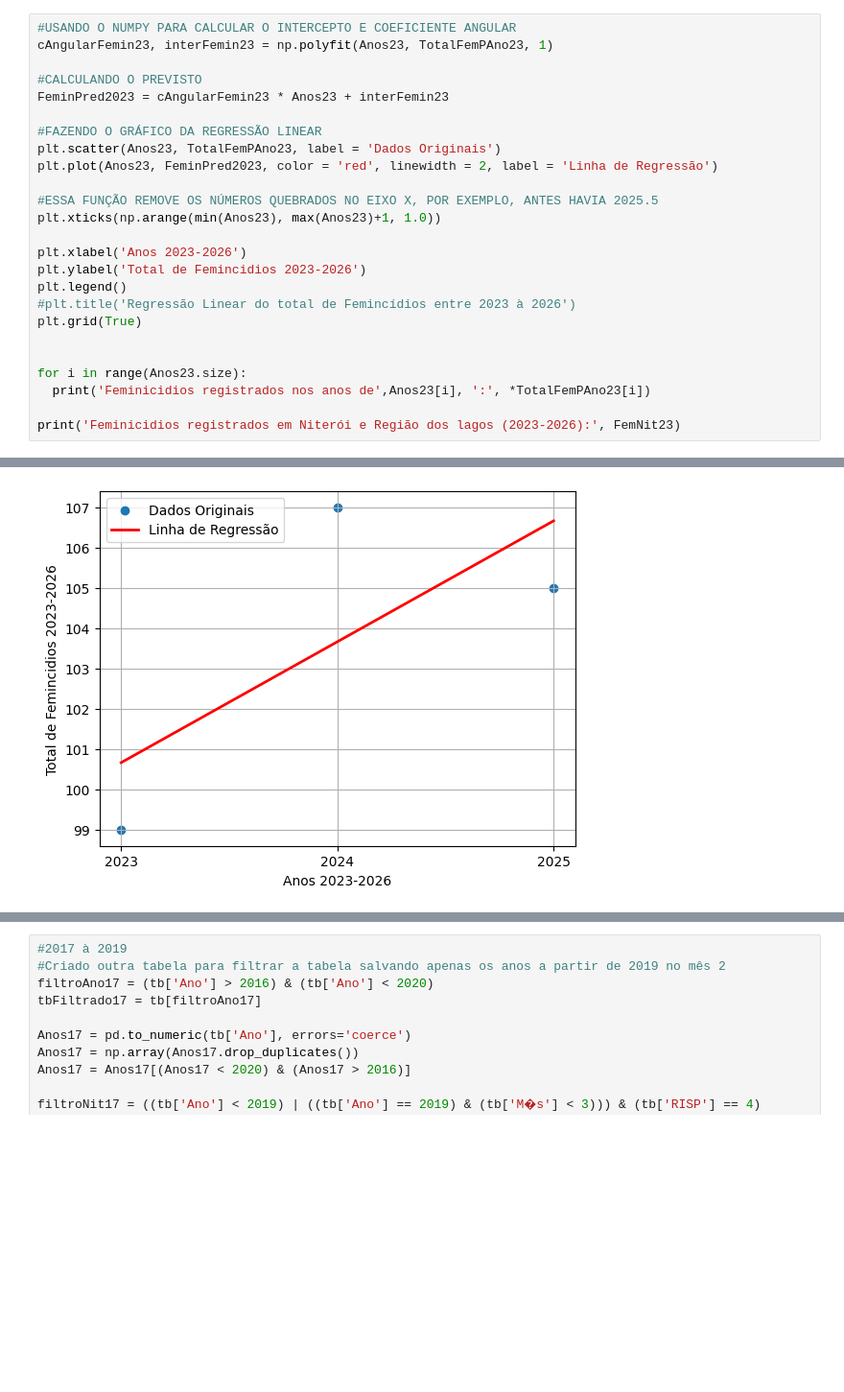
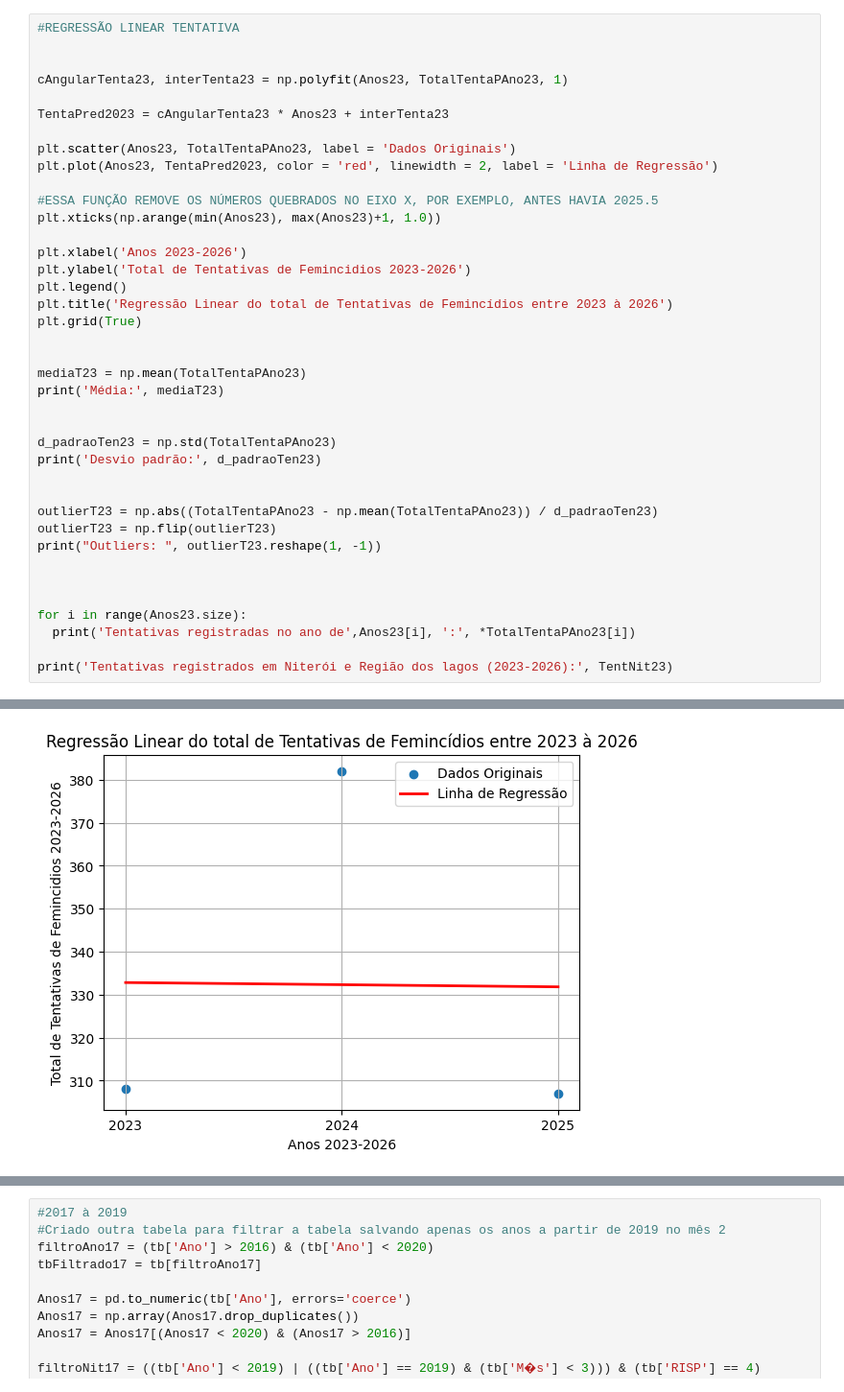
Before and after one commit to YuriMarciano/trabalhos, a Jupyter notebook: TrabalhoFinalDeBigData.ipynb, the cells around one changed output, grey strips where cells are left out. Shown at 96% size. Saved outputs shown, nothing was run; the diff lists cells and outputs as text; blank space fills up the shorter version.

Commit message:
Adição de Média, Desvio padrão e Outliers

```diff
--- a/TrabalhoFinalDeBigData.ipynb
+++ b/TrabalhoFinalDeBigData.ipynb
@@ -53,26 +93,40 @@ for i in range(Anos23.size):
 # %%
-#USANDO O NUMPY PARA CALCULAR O INTERCEPTO E COEFICIENTE ANGULAR
-cAngularFemin23, interFemin23 = np.polyfit(Anos23, TotalFemPAno23, 1)
+#REGRESSÃO LINEAR TENTATIVA
 
-#CALCULANDO O PREVISTO
-FeminPred2023 = cAngularFemin23 * Anos23 + interFemin23
 
-#FAZENDO O GRÁFICO DA REGRESSÃO LINEAR
-plt.scatter(Anos23, TotalFemPAno23, label = 'Dados Originais')
-plt.plot(Anos23, FeminPred2023, color = 'red', linewidth = 2, label = 'Linha de Regressão')
+cAngularTenta23, interTenta23 = np.polyfit(Anos23, TotalTentaPAno23, 1)
+
+TentaPred2023 = cAngularTenta23 * Anos23 + interTenta23
+
+plt.scatter(Anos23, TotalTentaPAno23, label = 'Dados Originais')
+plt.plot(Anos23, TentaPred2023, color = 'red', linewidth = 2, label = 'Linha de Regressão')
 
 #ESSA FUNÇÃO REMOVE OS NÚMEROS QUEBRADOS NO EIXO X, POR EXEMPLO, ANTES HAVIA 2025.5
 plt.xticks(np.arange(min(Anos23), max(Anos23)+1, 1.0))
 
 plt.xlabel('Anos 2023-2026')
-plt.ylabel('Total de Femincidios 2023-2026')
+plt.ylabel('Total de Tentativas de Femincidios 2023-2026')
 plt.legend()
-#plt.title('Regressão Linear do total de Femincídios entre 2023 à 2026')
+plt.title('Regressão Linear do total de Tentativas de Femincídios entre 2023 à 2026')
 plt.grid(True)
 
 
+mediaT23 = np.mean(TotalTentaPAno23)
+print('Média:', mediaT23)
+
+
+d_padraoTen23 = np.std(TotalTentaPAno23)
+print('Desvio padrão:', d_padraoTen23)
+
+
+outlierT23 = np.abs((TotalTentaPAno23 - np.mean(TotalTentaPAno23)) / d_padraoTen23)
+outlierT23 = np.flip(outlierT23)
+print("Outliers: ", outlierT23.reshape(1, -1))
+
+
+
 for i in range(Anos23.size):
-  print('Feminicidios registrados nos anos de',Anos23[i], ':', *TotalFemPAno23[i])
+  print('Tentativas registradas no ano de',Anos23[i], ':', *TotalTentaPAno23[i])
 
-print('Feminicidios registrados em Niterói e Região dos lagos (2023-2026):', FemNit23)
+print('Tentativas registrados em Niterói e Região dos lagos (2023-2026):', TentNit23)
 # %% [output]
@@ -83 +140 @@ Feminicidios registrados em Niterói e Região dos lagos (2023-2026): 45
-[figure, old version]
+[figure, new version]
```
Also changed, not shown: parts of 6 cells of this notebook.
